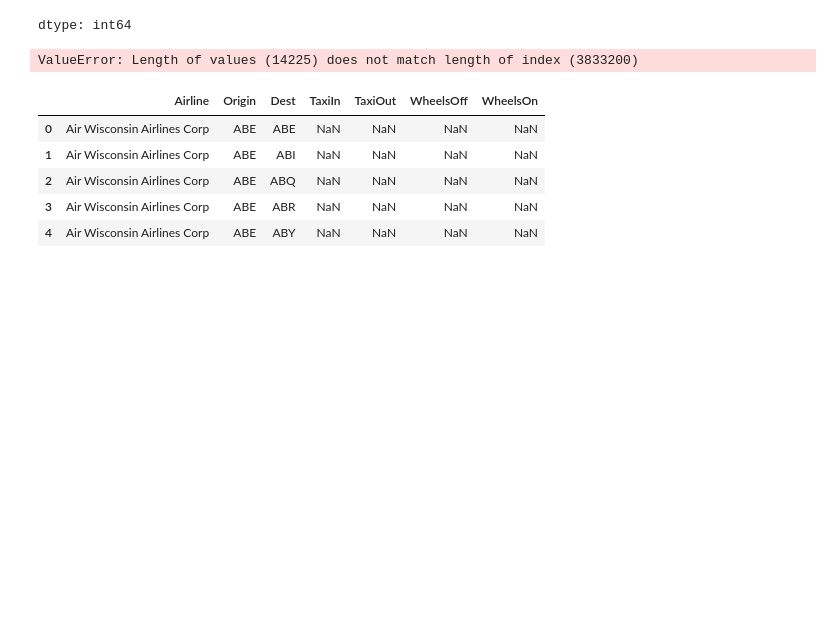
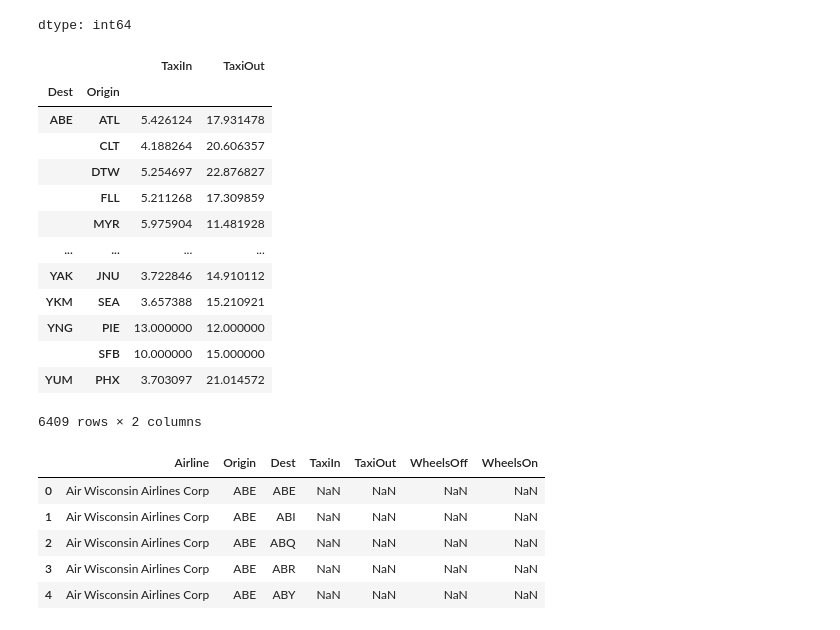
Before and after one commit to SPARTANX21/Flight_Delay_Predictor_Team1, a Jupyter notebook: TaxiIn_TaxiOut_AvgValues_Model_Input.ipynb, the cells around one changed output. Saved outputs shown, nothing was run; the diff lists cells and outputs as text; code cells hidden in the pictures; blank space fills up the shorter version.

```diff
--- a/TaxiIn_TaxiOut_AvgValues_Model_Input.ipynb
+++ b/TaxiIn_TaxiOut_AvgValues_Model_Input.ipynb
@@ -89,9 +91,22 @@ dtype: int64
 # %%
-grouped_df = df.groupby(['Airline', 'Dest', 'Origin'], as_index=False).agg({
+grouped_df = df.groupby(['Dest', 'Origin']).agg({
     'TaxiIn': 'mean',
-    'TaxiOut': 'mean',
-    'WheelsOff': 'mean',
-    'WheelsOn': 'mean'
+    'TaxiOut': 'mean'
 })
-# %% [output]
-ValueError: Length of values (14225) does not match length of index (3833200)
+# %%
+grouped_df[grouped_df[['TaxiIn', 'TaxiOut']].notna().all(axis=1)]
+# %% [output]
+|  |  | TaxiIn | TaxiOut |
+| Dest | Origin |  |  |
+| ABE | ATL | 5.426124 | 17.931478 |
+|  | CLT | 4.188264 | 20.606357 |
+|  | DTW | 5.254697 | 22.876827 |
+|  | FLL | 5.211268 | 17.309859 |
+|  | MYR | 5.975904 | 11.481928 |
+| ... | ... | ... | ... |
+| YAK | JNU | 3.722846 | 14.910112 |
+| YKM | SEA | 3.657388 | 15.210921 |
+| YNG | PIE | 13.000000 | 12.000000 |
+|  | SFB | 10.000000 | 15.000000 |
+| YUM | PHX | 3.703097 | 21.014572 |
+6409 rows × 2 columns
```
Also changed, not shown: parts of 6 cells of this notebook.
